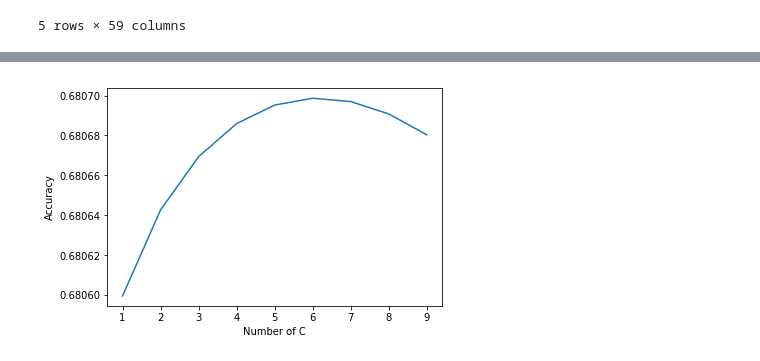
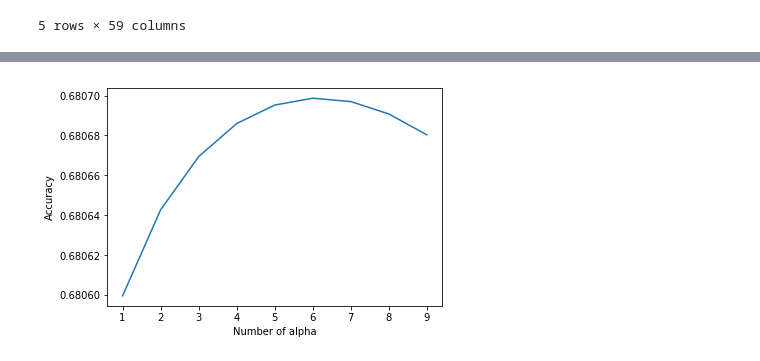
Before and after one commit to AprendizadoDeMaquina-2-2018/bike_sharing_ml, a Jupyter notebook: Ridge/Ridge.ipynb, the cells around one changed output, grey strips where cells are left out. Drawn from its saved outputs; the diff is of its cells as text; code cells hidden in the pictures.

```diff
--- a/Ridge/Ridge.ipynb
+++ b/Ridge/Ridge.ipynb
@@ -61,8 +61,8 @@ for n in range(1,10):
     cv_scores.append(scores.mean())
 # %%
 plt.plot(range(1,10), cv_scores)
-plt.xlabel('Number of C')
+plt.xlabel('Number of alpha')
 plt.ylabel('Accuracy')
 plt.show()
 # %% [output]
-[figure, old version]
+[figure, new version]
```
Also changed, not shown: parts of 4 cells of this notebook, 1 other file.
